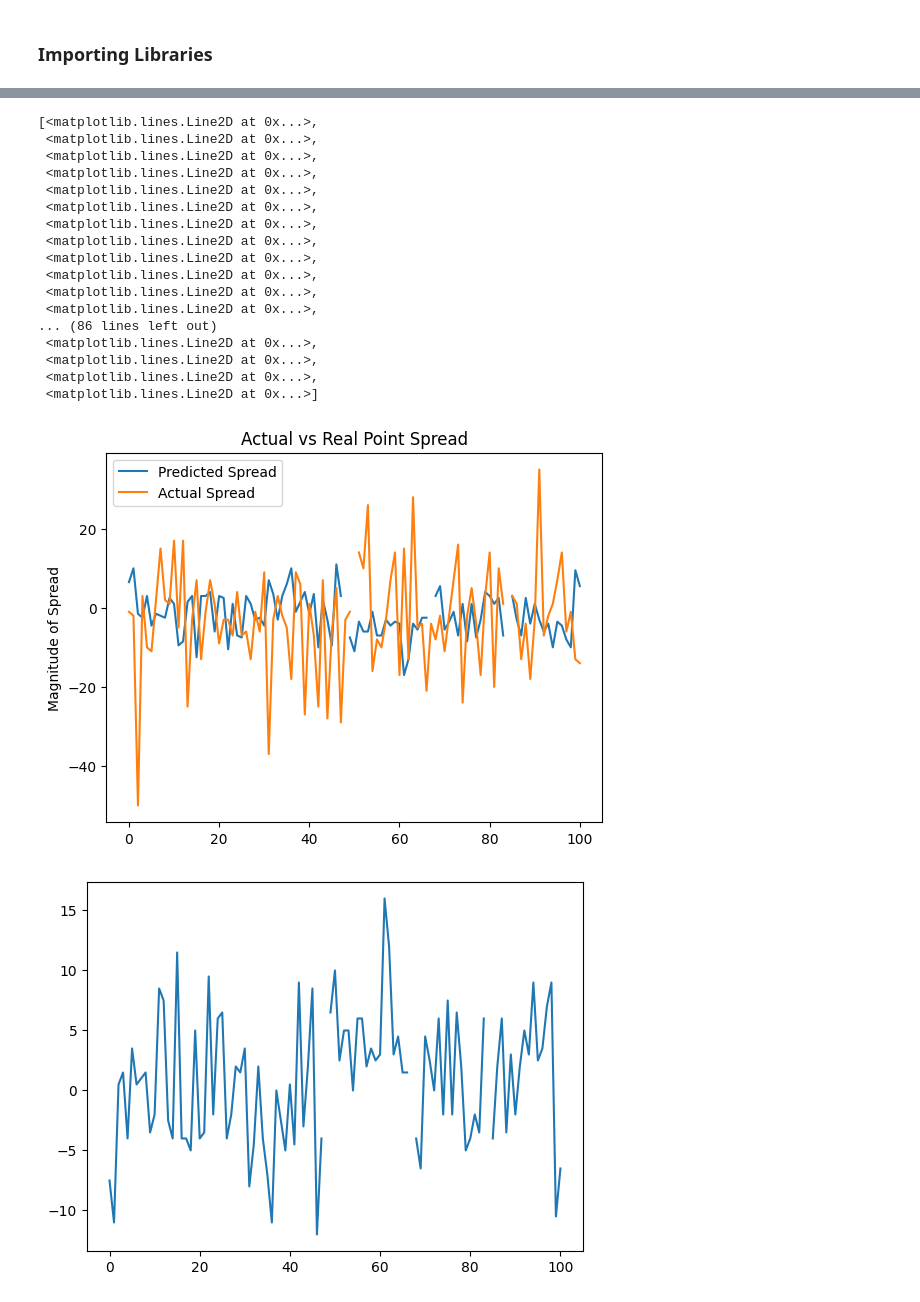
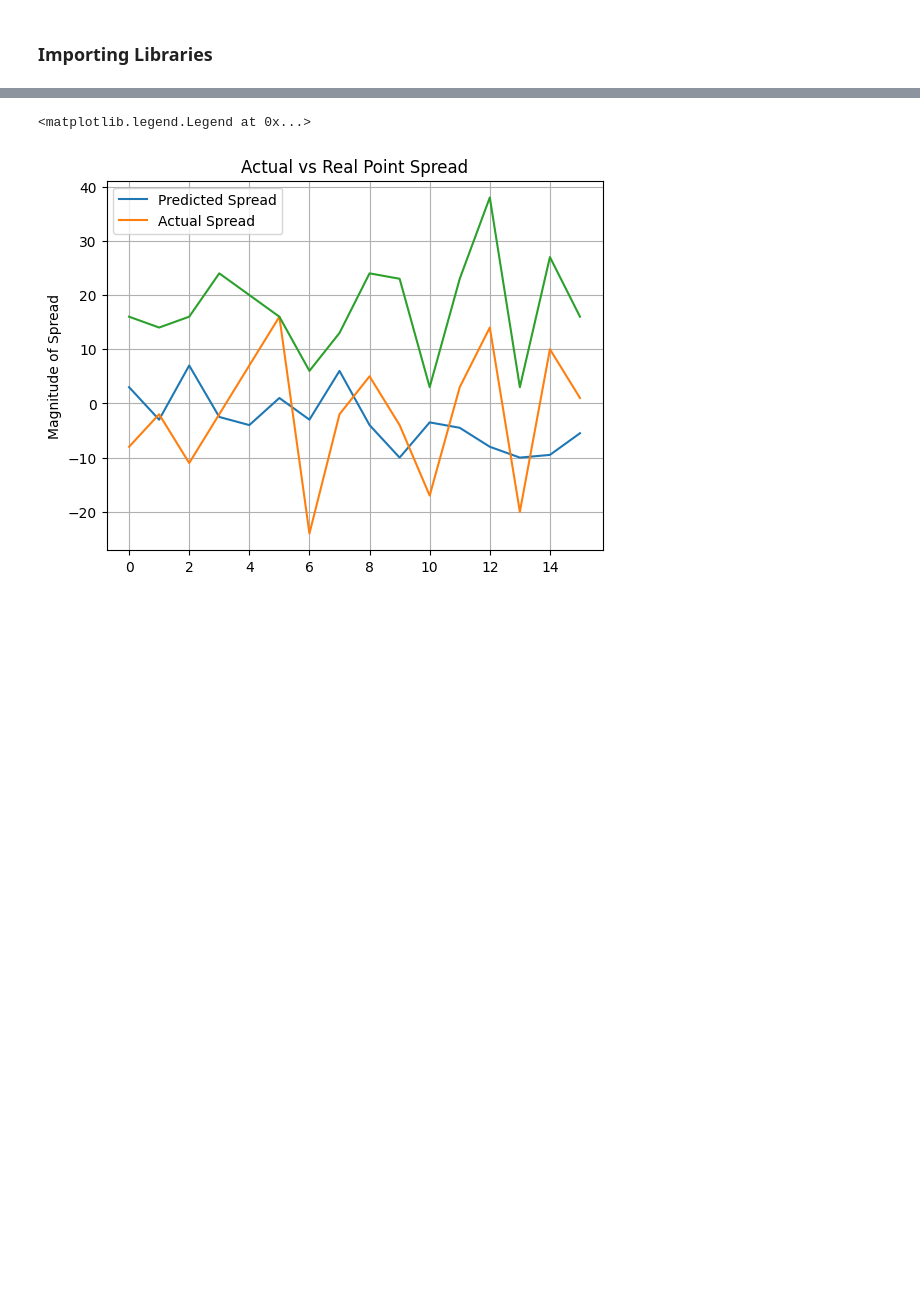
Before and after one commit to Rwmillham/MLFootballOddsAlgo, a Jupyter notebook: FootballTester.ipynb, the cells around one changed output, grey strips where cells are left out. Drawn from its saved outputs; the diff is of its cells as text; code cells hidden in the pictures; blank space fills up the shorter version.

Commit message:
examining and trying to understand issue where 2017 season has flipped scored

```diff
--- a/FootballTester.ipynb
+++ b/FootballTester.ipynb
@@ -11,12 +12,12 @@ import os
 # %%
-def returnFullSeasonStats(teamName):
+def returnFullSeasonStats(teamName, yearArr):
     """
     Goes into stats folder and reads in the both stats and Info csv files
     Concats them into a single data frame and returns them.
 
     Args:
         teamName (string): the team name matching the name within Stats File
-
+        yearArr (array of ints): Allows to make sure we can pull specific year ranges
     Returns:
         TeamPDStats: Pandas Data-Frame of team game stats from all seasons collected
         teamPDInfo: Pandas Data-Frame of game info from all seasons collected
@@ -28,6 +29,8 @@ def returnFullSeasonStats(teamName):
     #gets all csv files for a team
     dirList = os.listdir(f"Stats/{teamName}/")
     for file in dirList:
+        if(int(file[-8:-4]) not in yearArr):
+            continue
         #if stats then --> else, it is the game info.
         if "Stats" in file:
             curr = pd.read_csv(f"Stats/{teamName}/{file}")
@@ -48,7 +51,8 @@ def returnSpecificRow(teamDataFrame, statName):
     Returns:
         statPD: Dataframe of row querried for
     """
-    statPD = pd.DataFrame(teamDataFrame.loc[teamDataFrame["Unnamed: 1"] == statName, "Game0": "Game16"].values.flatten())
+
+    statPD = pd.DataFrame(teamDataFrame.loc[teamDataFrame["Unnamed: 1"].str.lower() == statName.lower(), teamDataFrame.columns[0]: teamDataFrame.columns[-1]].values.flatten())
     return statPD
 
 def extractNumberFromString(givenString):
@@ -66,7 +70,7 @@ def extractNumberFromString(givenString):
 #directory where Stats was stored
 directory = 'Stats/'
 
-yearArr = [2018, 2019, 2020, 2021, 2022, 2023]
+yearArr = [2019]
 
 #array of each directory within stats
 TeamNamesArr= os.listdir(directory)
@@ -74,24 +78,26 @@ TeamNamesArr= os.listdir(directory)
 for team in TeamNamesArr:
     if team == ".DS_Store":
         continue
-    currFullSeasonStats, currFullSeasonInfo = returnFullSeasonStats(team)
+    currFullSeasonStats, currFullSeasonInfo = returnFullSeasonStats(team, yearArr)
 
+    #3 letter abbrivation
+    teamAbbr = currFullSeasonStats["Unnamed: 0"][0]
     #geting team scores and opp scores
-    teamsScore = returnSpecificRow(currFullSeasonStats, "DEN Score")
+    teamsScore = returnSpecificRow(currFullSeasonStats, f"{teamAbbr} Score")
     opponentScore = returnSpecificRow(currFullSeasonStats, "Opp Score")
 
+    #[2:] and on to exclude the label and empty column
     #getting total score
-    totalScore = teamsScore[0].astype(float) + opponentScore[0].astype(float)
+    totalScore = teamsScore[0][2:].astype(float) + opponentScore[0][2:].astype(float)
 
     #getting actual spread
-    realSpread = teamsScore[0].astype(float) - opponentScore[0].astype(float)
+    realSpread = teamsScore[0][2:].astype(float) - opponentScore[0][2:].astype(float)
 
     #getting vegas over under
     overUnder = returnSpecificRow(currFullSeasonInfo, "Over/Under")
 
     #getting vegas spread
     spread = returnSpecificRow(currFullSeasonInfo, "Vegas Line")
-
 
 
     #This takes the pandas array, with info like "45.5 (over)" and takes just the number
@@ -102,8 +108,11 @@ for team in TeamNamesArr:
     overUnderNumber = extractNumberFromString(overUnder[0].str)
     spreadNumber =  extractNumberFromString(spread[0].str)
 
+    #takes out nan and label rows
+    overUnderNumber = overUnderNumber[2:]
+    spreadNumber = spreadNumber[2:]
     #convering spread to be in format as vegas.
-    for i in range(len(realSpread)):
+    for i in range(1,len(realSpread)):
         if ("nan" not in str(spread[0][i])) and team not in spread[0][i]:
             #if broncos were favored then switch there real spread to reflect they won
             #locate the row i in first column make it negative.
@@ -112,6 +121,3 @@ for team in TeamNamesArr:
 
     currBeatSpread = realSpread - spreadNumber
     break
-
-
-print(overUnderNumber)
@@ -137,32 +126,18 @@ Dont love current implementation, need to think further about how I want to visu
 # %%
-plt.plot(spreadNumber, label = "Predicted Spread")
-plt.plot(realSpread, label = "Actual Spread")
+gamerange = np.arange(0,len(spreadNumber))
+plt.plot(gamerange, spreadNumber, label = "Predicted Spread")
+plt.plot(gamerange, realSpread, label = "Actual Spread")
+plt.plot(gamerange,(teamsScore[0][2:].astype(int)))
 plt.title("Actual vs Real Point Spread")
 plt.ylabel("Magnitude of Spread")
+plt.grid()
 plt.legend()
 
 
 
-plt.figure(2)
-plt.plot(currBeatSpread)
+# plt.figure(2)
+# plt.plot(currBeatSpread)
 # %% [output]
-[<matplotlib.lines.Line2D at 0x...>,
- <matplotlib.lines.Line2D at 0x...>,
- <matplotlib.lines.Line2D at 0x...>,
- <matplotlib.lines.Line2D at 0x...>,
- <matplotlib.lines.Line2D at 0x...>,
- <matplotlib.lines.Line2D at 0x...>,
- <matplotlib.lines.Line2D at 0x...>,
- <matplotlib.lines.Line2D at 0x...>,
- <matplotlib.lines.Line2D at 0x...>,
- <matplotlib.lines.Line2D at 0x...>,
- <matplotlib.lines.Line2D at 0x...>,
- <matplotlib.lines.Line2D at 0x...>,
-... (86 lines left out)
- <matplotlib.lines.Line2D at 0x...>,
- <matplotlib.lines.Line2D at 0x...>,
- <matplotlib.lines.Line2D at 0x...>,
- <matplotlib.lines.Line2D at 0x...>]
+<matplotlib.legend.Legend at 0x...>
-[figure, old version]
+[figure, new version]
-[figure, removed]
 # %%
```
Also changed, not shown: parts of 9 cells of this notebook, 1 other file.
